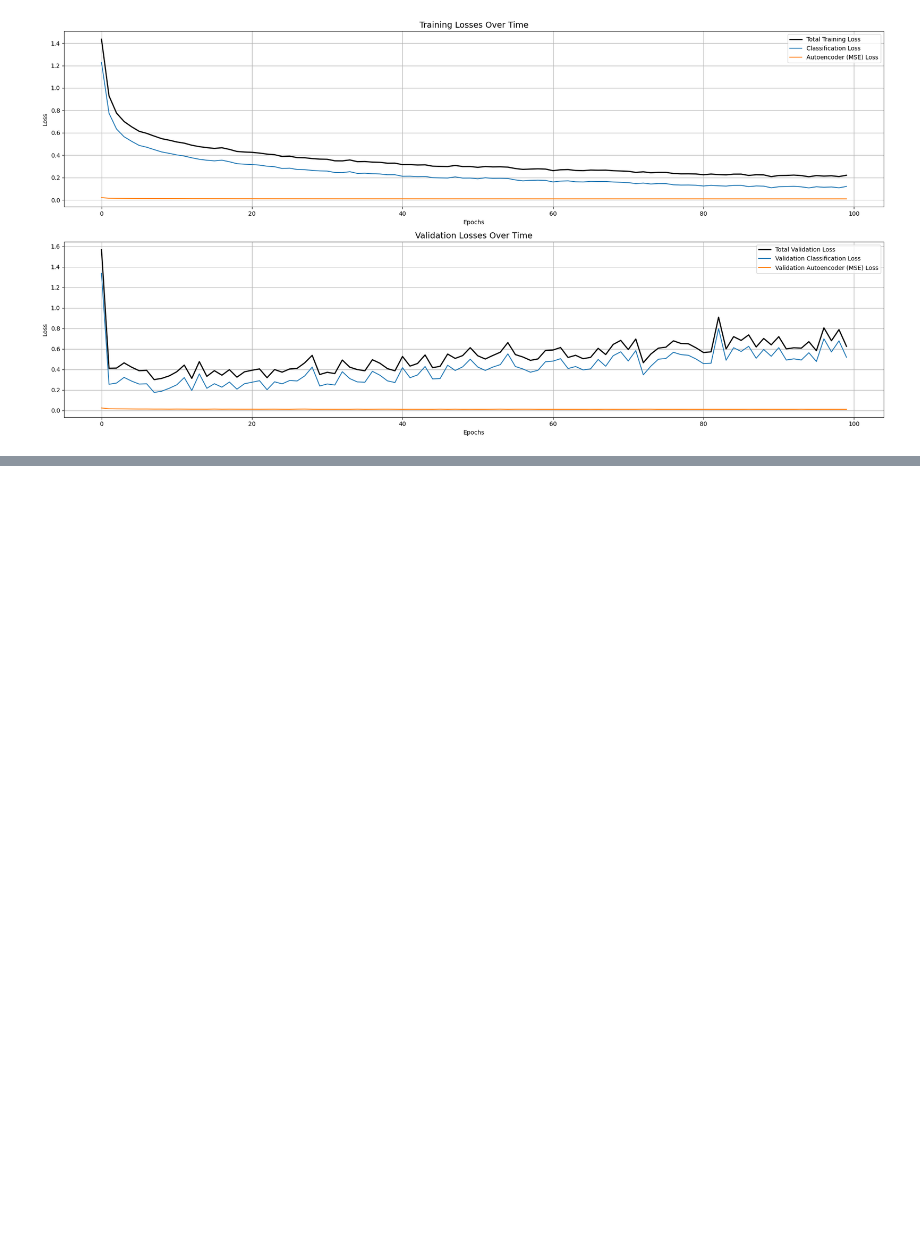
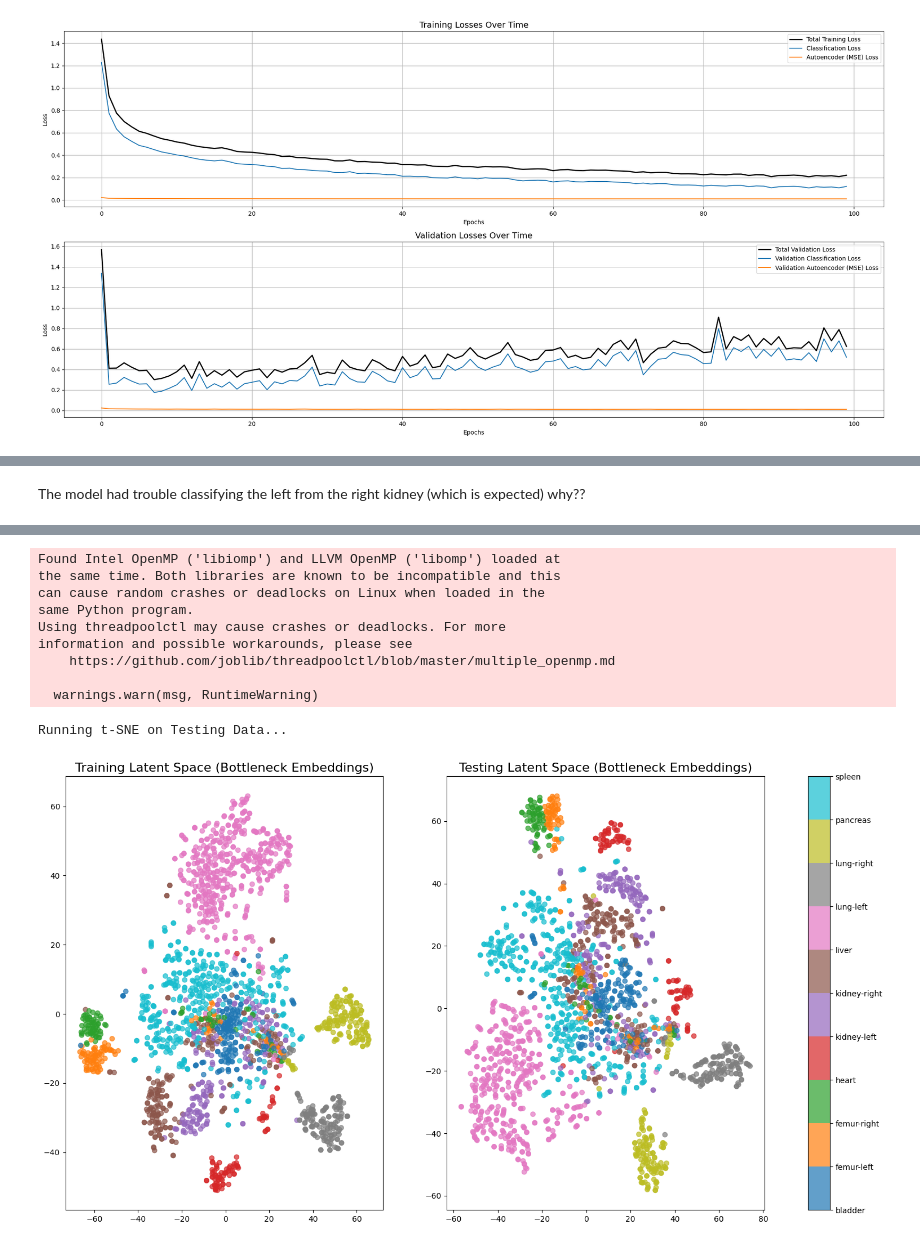
Before and after one commit to bownessjessie18/CAB420, a Jupyter notebook: Assignment_2/Untitled.ipynb, the cells around one changed output, grey strips where cells are left out. Cells and saved outputs as stored; diff of their text form; code cells hidden in the pictures; blank space fills up the shorter version.

```diff
--- a/Assignment_2/Untitled.ipynb
+++ b/Assignment_2/Untitled.ipynb
@@ -513,0 +649,56 @@ plt.show()
+# %% [markdown]
+The model had trouble classifying the left from the right kidney (which is expected) why??
+# %%
+import numpy as np
+import matplotlib.pyplot as plt
+from sklearn.manifold import TSNE
+from tensorflow.keras.models import Model
+
+# 1. Extract the shared bottleneck layer using the exact name from your summary
+bottleneck_output = multitask_cnn.get_layer('max_pooling2d_3').output
+bottleneck_model = Model(inputs=multitask_cnn.input, outputs=bottleneck_output)
+
+# 2. Slice the data so your laptop doesn't crash (first 2000 images)
+sample_train_imgs = x_train_reshaped[:2000]
+sample_train_labels = y_train_labels[:2000].flatten()
+
+sample_test_imgs = x_test_reshaped[:2000]
+sample_test_labels = y_test_labels[:2000].flatten()
+
+# 3. Generate the bottleneck embeddings and flatten them automatically
+# The '-1' dynamically calculates the 1568 flattened dimensions
+train_embeddings = np.reshape(bottleneck_model.predict(sample_train_imgs), (len(sample_train_imgs), -1))
+test_embeddings = np.reshape(bottleneck_model.predict(sample_test_imgs), (len(sample_test_imgs), -1))
+
+# 4. Run t-SNE to squash the 1568 dimensions down to 2 dimensions for plotting
+print("Running t-SNE on Training Data (this might take a minute)...")
+tsne_train = TSNE(random_state=4).fit_transform(train_embeddings)
+
+print("Running t-SNE on Testing Data...")
+tsne_test = TSNE(random_state=4).fit_transform(test_embeddings)
+
+# 5. Define the actual OrganCMNIST class names for the legend
+organ_classes = [
+    "bladder", "femur-left", "femur-right", "heart", "kidney-left",
+    "kidney-right", "liver", "lung-left", "lung-right", "pancreas", "spleen"
+]
+
+# 6. Plot the results!
+fig = plt.figure(figsize=[20, 10])
+
+# Training Plot
+ax1 = fig.add_subplot(1, 2, 1)
+scatter1 = ax1.scatter(tsne_train[:, 0], tsne_train[:, 1], c=sample_train_labels, cmap='tab10', alpha=0.7)
+ax1.set_title('Training Latent Space (Bottleneck Embeddings)', fontsize=16)
+
+# Testing Plot
+ax2 = fig.add_subplot(1, 2, 2)
+scatter2 = ax2.scatter(tsne_test[:, 0], tsne_test[:, 1], c=sample_test_labels, cmap='tab10', alpha=0.7)
+ax2.set_title('Testing Latent Space (Bottleneck Embeddings)', fontsize=16)
+
+# Add a colorbar legend to show which color is which class
+cbar = plt.colorbar(scatter2, ax=[ax1, ax2], ticks=range(11))
+cbar.ax.set_yticklabels(organ_classes)
+
+plt.show()
+# %% [output]
@@ -513,0 +708,11 @@ plt.show()
+Found Intel OpenMP ('libiomp') and LLVM OpenMP ('libomp') loaded at
+the same time. Both libraries are known to be incompatible and this
+can cause random crashes or deadlocks on Linux when loaded in the
+same Python program.
+Using threadpoolctl may cause crashes or deadlocks. For more
+information and possible workarounds, please see
+    https://github.com/joblib/threadpoolctl/blob/master/multiple_openmp.md
+
+  warnings.warn(msg, RuntimeWarning)
+Running t-SNE on Testing Data...
+[figure, added]
```
Also changed, not shown: parts of 9 cells of this notebook.
